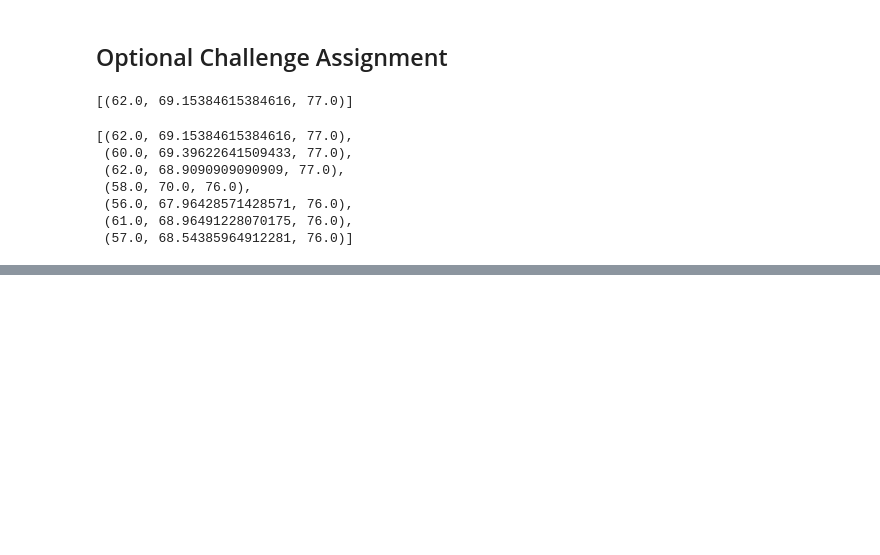
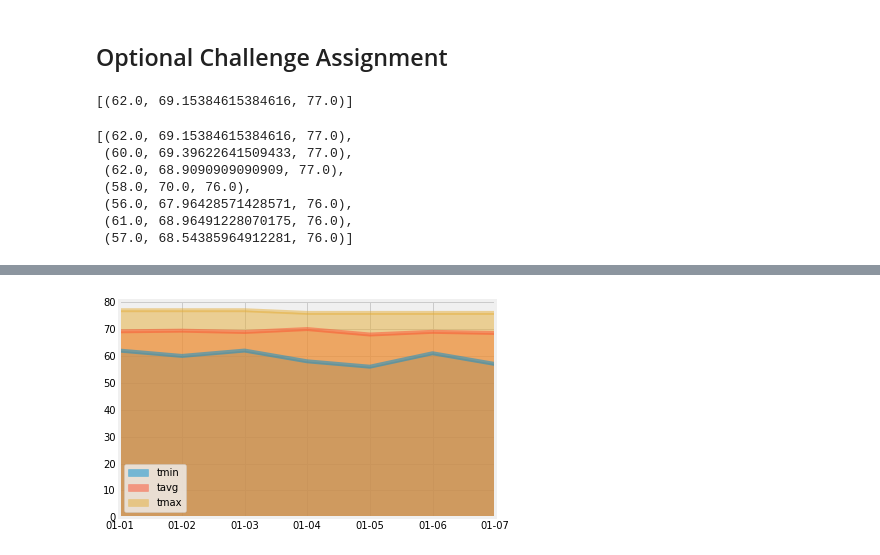
Before and after one commit to ningzesun1993/sqlalchemy-challenge, a Jupyter notebook: climate_starter.ipynb, the cells around one changed output, grey strips where cells are left out. Saved outputs shown, nothing was run; the diff lists cells and outputs as text; code cells hidden in the pictures; blank space fills up the shorter version.

```diff
--- a/climate_starter.ipynb
+++ b/climate_starter.ipynb
@@ -222,3 +267,5 @@ daily_normals("01-01")
 # %%
 # Plot the daily normals as an area plot with `stacked=False`
+df_date.plot.area(stacked = False)
+plt.show()
 # %% [output]
@@ -226,0 +272 @@ daily_normals("01-01")
+[figure, added]
```
Also changed, not shown: parts of 14 cells of this notebook.
